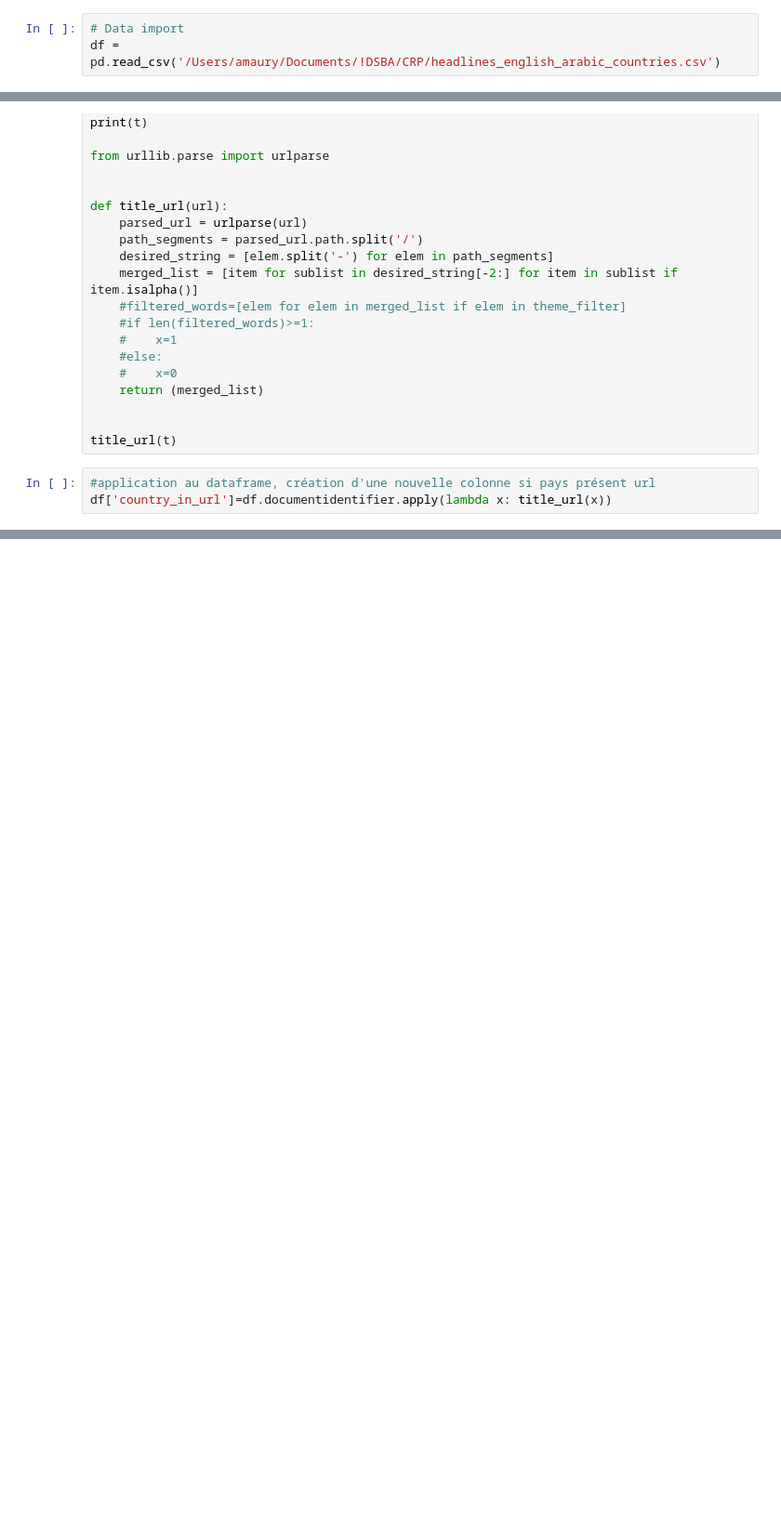
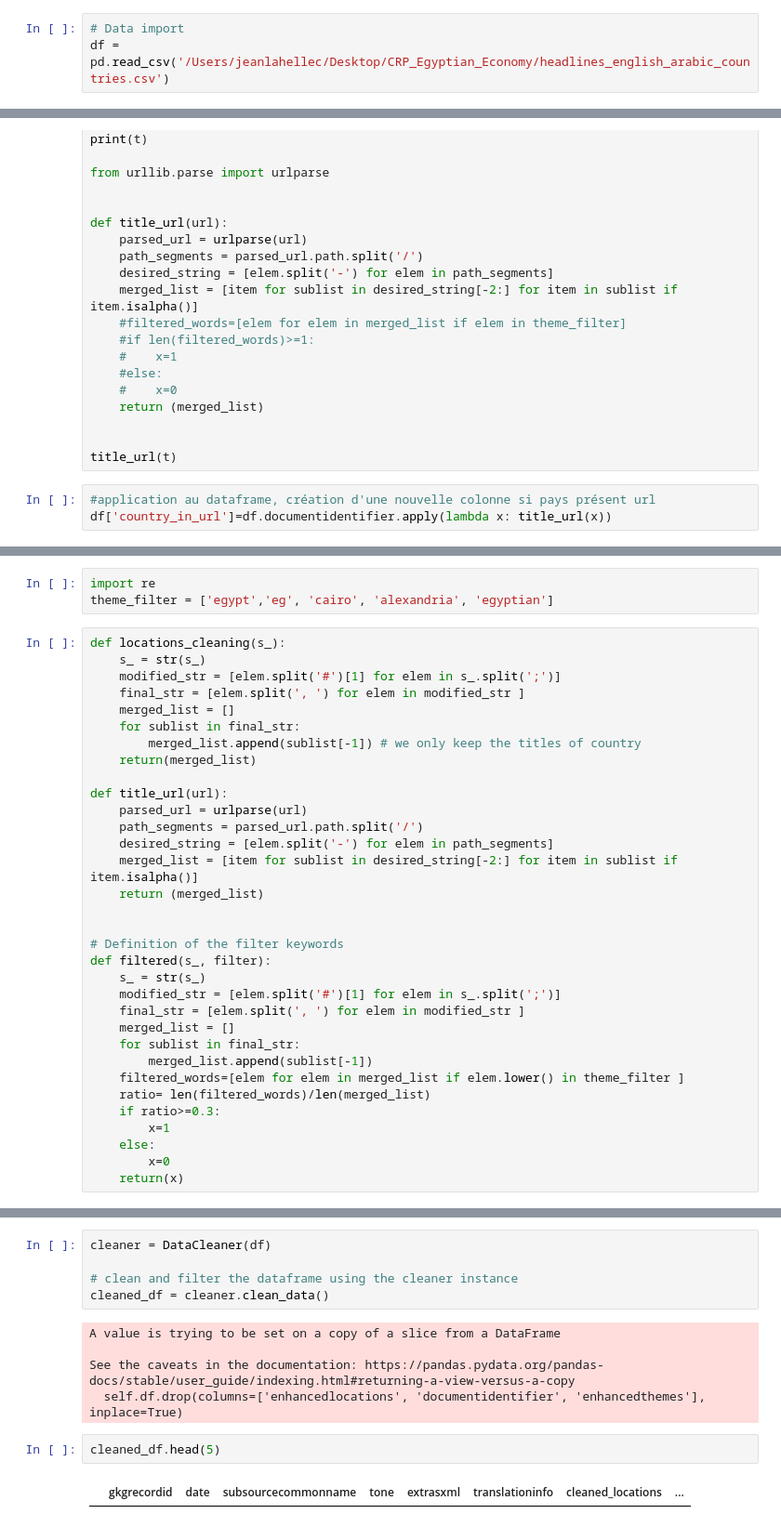
Before and after one commit to amaurycor/CRP_Egyptian_Economy, a Jupyter notebook: CRP_Egypt_Analysis.ipynb, the cells around one changed output, grey strips where cells are left out. Shown at 93% size. Cells and saved outputs as stored; diff of their text form; blank space fills up the shorter version.

```diff
--- a/CRP_Egypt_Analysis.ipynb
+++ b/CRP_Egypt_Analysis.ipynb
@@ -5,7 +5,7 @@ from statistics import mean
 import numpy as np
 # %%
 # Data import
-df = pd.read_csv('/Users/amaury/Documents/!DSBA/CRP/headlines_english_arabic_countries.csv')
+df = pd.read_csv('/Users/jeanlahellec/Desktop/CRP_Egyptian_Economy/headlines_english_arabic_countries.csv')
 # %%
 df.head()
 # %% [output]
@@ -269,0 +289,36 @@ df['country_in_url']=df.documentidentifier.apply(lambda x: title_url(x))
+# %%
+import re
+theme_filter = ['egypt','eg', 'cairo', 'alexandria', 'egyptian']
+# %%
+def locations_cleaning(s_):
+    s_ = str(s_)
+    modified_str = [elem.split('#')[1] for elem in s_.split(';')]
+    final_str = [elem.split(', ') for elem in modified_str ]
+    merged_list = []
+    for sublist in final_str:
+        merged_list.append(sublist[-1]) # we only keep the titles of country
+    return(merged_list)
+
+def title_url(url):
+    parsed_url = urlparse(url)
+    path_segments = parsed_url.path.split('/')
+    desired_string = [elem.split('-') for elem in path_segments]
+    merged_list = [item for sublist in desired_string[-2:] for item in sublist if item.isalpha()]
+    return (merged_list)
+
+
+# Definition of the filter keywords
+def filtered(s_, filter):
+    s_ = str(s_)
+    modified_str = [elem.split('#')[1] for elem in s_.split(';')]
+    final_str = [elem.split(', ') for elem in modified_str ]
+    merged_list = []
+    for sublist in final_str:
+        merged_list.append(sublist[-1])
+    filtered_words=[elem for elem in merged_list if elem.lower() in theme_filter ]
+    ratio= len(filtered_words)/len(merged_list)
+    if ratio>=0.3:
+        x=1
+    else:
+        x=0
+    return(x)
@@ -269,0 +461,14 @@ df['country_in_url']=df.documentidentifier.apply(lambda x: title_url(x))
+# %%
+cleaner = DataCleaner(df)
+
+# clean and filter the dataframe using the cleaner instance
+cleaned_df = cleaner.clean_data()
+# %% [output]
+A value is trying to be set on a copy of a slice from a DataFrame
+
+See the caveats in the documentation: https://pandas.pydata.org/pandas-docs/stable/user_guide/indexing.html#returning-a-view-versus-a-copy
+  self.df.drop(columns=['enhancedlocations', 'documentidentifier', 'enhancedthemes'], inplace=True)
+# %%
+cleaned_df.head(5)
+# %% [output]
+|  | gkgrecordid | date | subsourcecommonname | tone | extrasxml | translationinfo | cleaned_locations | ... |
```
Also changed, not shown: parts of 3 cells of this notebook.
